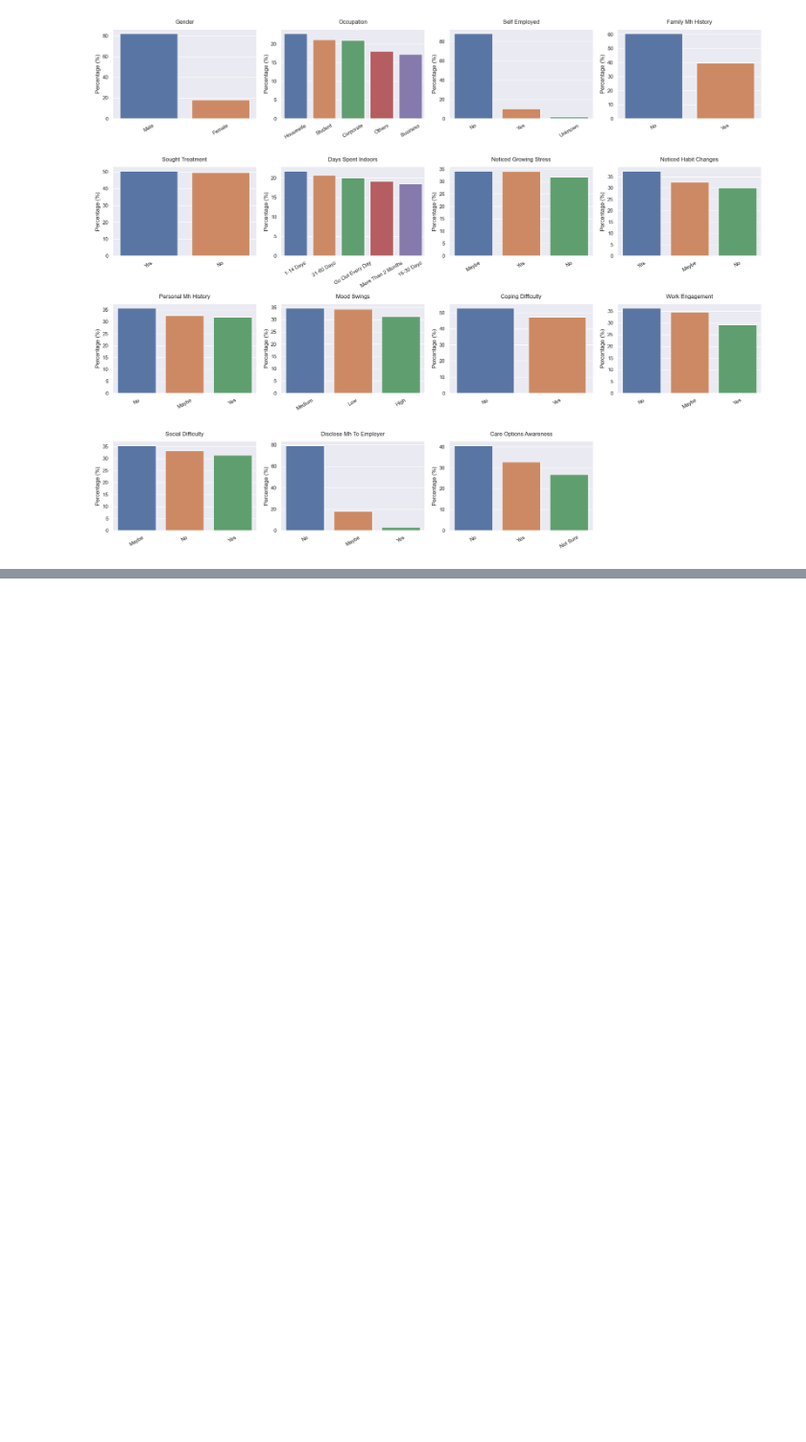
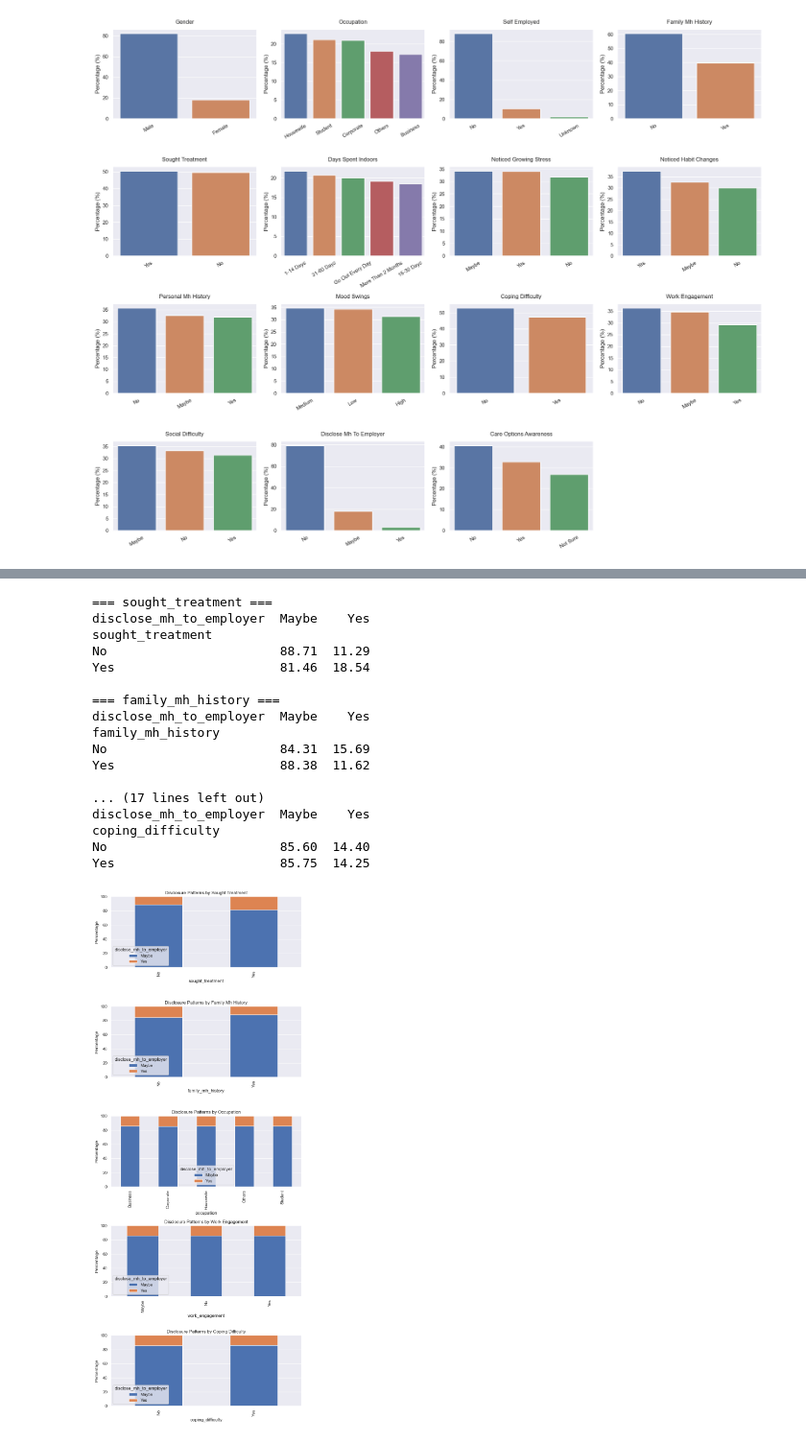
Before and after one commit to OmarAymanZaid/MentalHealth_RiskAssessment, a Jupyter notebook: notebooks/3_DataAnalysis.ipynb, the cells around one changed output, grey strips where cells are left out. Shown at 96% size. Cells and saved outputs as stored; diff of their text form; code cells hidden in the pictures; blank space fills up the shorter version.

```diff
--- a/notebooks/3_DataAnalysis.ipynb
+++ b/notebooks/3_DataAnalysis.ipynb
@@ -137,0 +401,55 @@ Do gender, country, or occupation influence the likelihood of noticing growing s
+# %%
+# Filter dataset for people who disclose (Yes or Maybe)
+disclosers = data[data['disclose_mh_to_employer'].isin(['Yes', 'Maybe'])]
+
+# Example: compare distributions across key categorical features
+features = [
+    'sought_treatment',
+    'family_mh_history',
+    'occupation',
+    'work_engagement',
+    'coping_difficulty'
+]
+
+# Numeric summary: percentage distributions
+for feature in features:
+    pct_table = (
+        pd.crosstab(disclosers[feature], disclosers['disclose_mh_to_employer'], normalize='index')
+        .mul(100)
+        .round(2)
+    )
+    print(f"=== {feature} ===")
+    print(pct_table, '\n')
+
+# Optional visualization: stacked bar charts
+fig, axes = plt.subplots(len(features), 1, figsize=(8, 4*len(features)))
+for ax, feature in zip(axes, features):
+    pct_table = (
+        pd.crosstab(disclosers[feature], disclosers['disclose_mh_to_employer'], normalize='index')
+        .mul(100)
+    )
+    pct_table.plot(kind='bar', stacked=True, ax=ax)
+    ax.set_ylabel('Percentage')
+    ax.set_title(f'Disclosure Patterns by {feature.replace("_", " ").title()}')
+    ax.set_ylim(0, 100)
+plt.tight_layout()
+plt.show()
+# %% [output]
+=== sought_treatment ===
+disclose_mh_to_employer  Maybe    Yes
+sought_treatment
+No                       88.71  11.29
+Yes                      81.46  18.54
+
+=== family_mh_history ===
+disclose_mh_to_employer  Maybe    Yes
+family_mh_history
+No                       84.31  15.69
+Yes                      88.38  11.62
+
+... (17 lines left out)
+disclose_mh_to_employer  Maybe    Yes
+coping_difficulty
+No                       85.60  14.40
+Yes                      85.75  14.25
+[figure, added]
```
Also changed, not shown: parts of 29 cells of this notebook.
